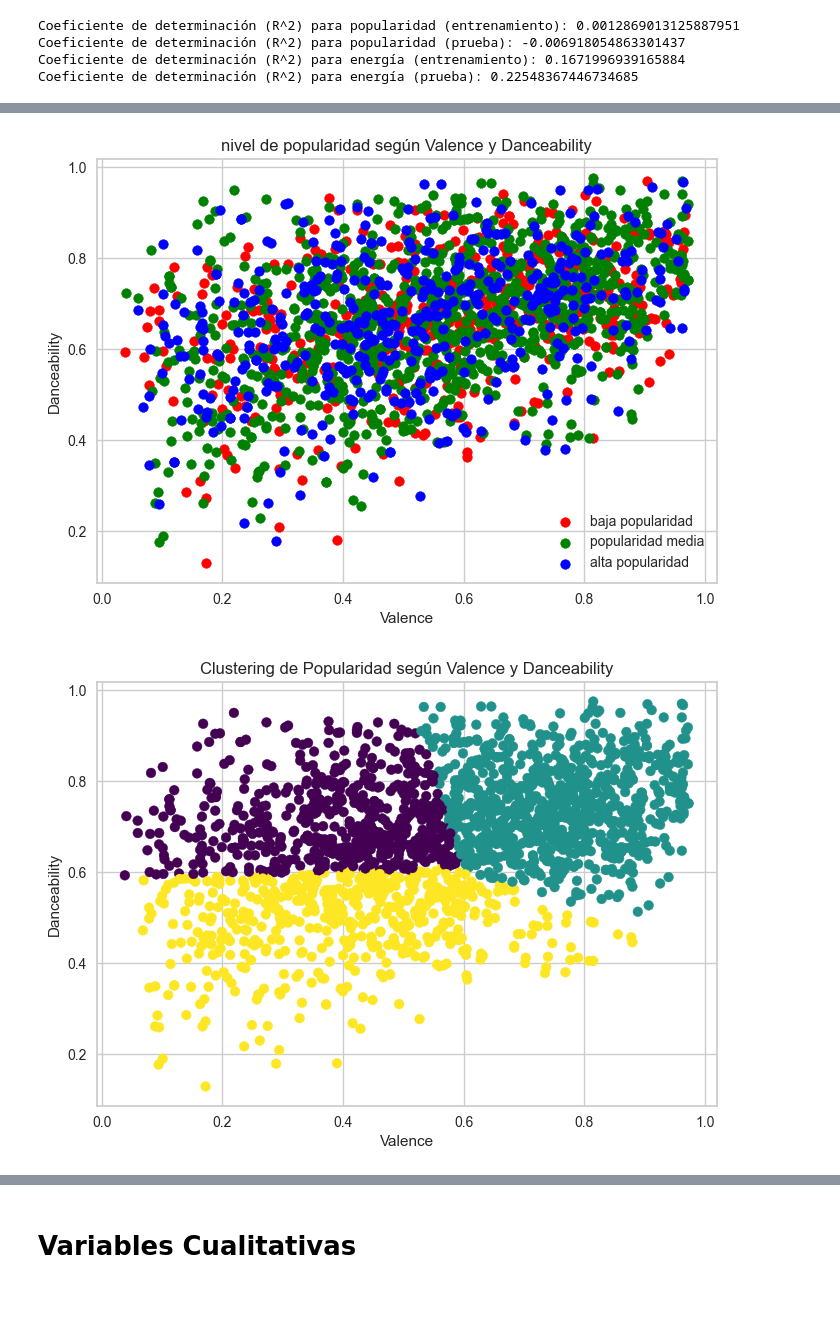
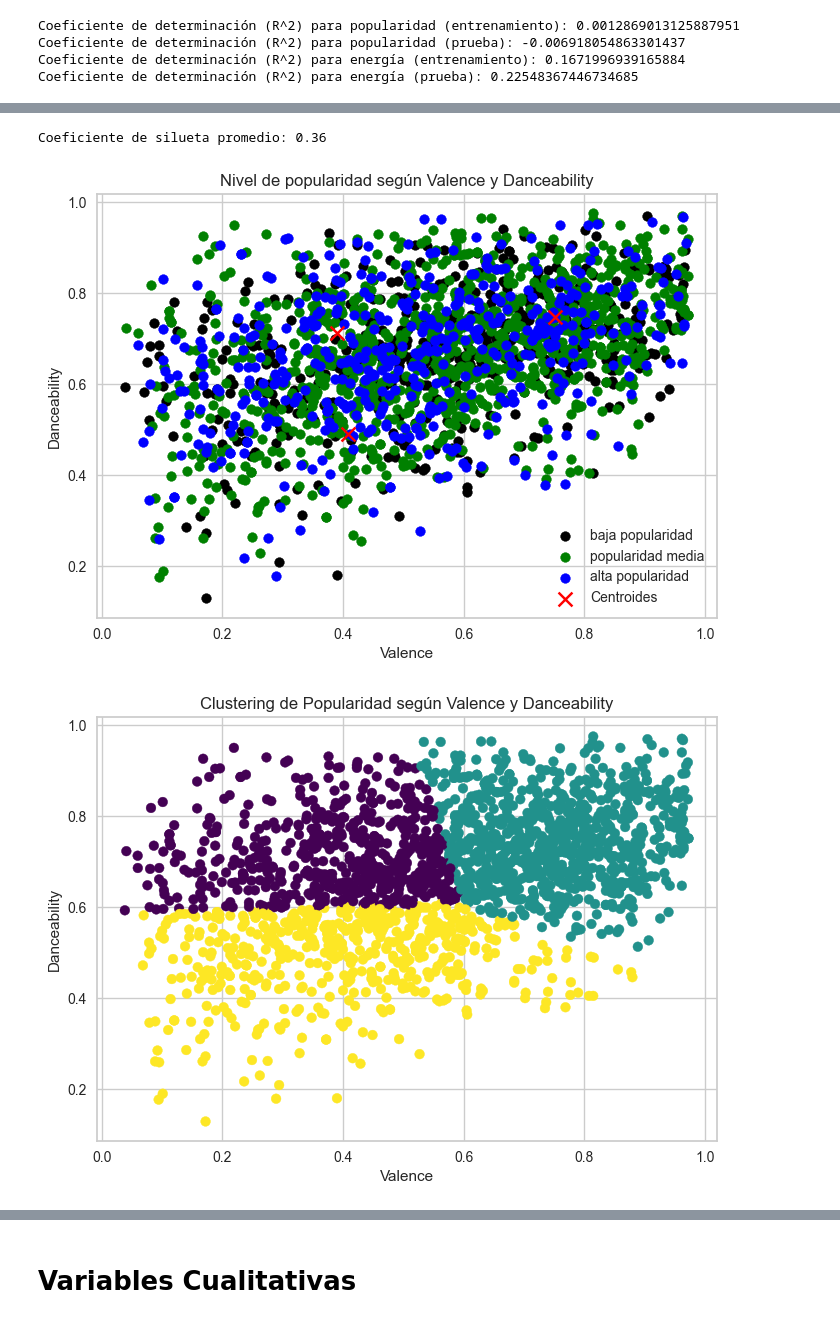
Before and after one commit to estebandonis/Proyecto1-MineriadeDatos, a Jupyter notebook: proyecto1.ipynb, the cells around one changed output, grey strips where cells are left out. Cells and saved outputs as stored; diff of their text form; code cells hidden in the pictures.

```diff
--- a/proyecto1.ipynb
+++ b/proyecto1.ipynb
@@ -845,42 +851,51 @@ scaled_features = scaler.fit_transform(numeric_features)
 kmeans = KMeans(n_clusters=3, random_state=0)
 songs_df_copy['cluster'] = kmeans.fit_predict(scaled_features)
 
+# Agregamos los centroides de los clusters al diagrama de dispersión
+centroids = scaler.inverse_transform(kmeans.cluster_centers_)  # Escalamos los centroides de nuevo al espacio original
+
 # Definimos los colores para cada categoría de popularidad
-colors = {'baja popularidad': 'red', 'popularidad media': 'green', 'alta popularidad': 'blue'}
+colors = {'baja popularidad': 'black', 'popularidad media': 'green', 'alta popularidad': 'blue'}
+
+silhouette_avg = silhouette_score(scaled_features, kmeans.labels_)
+print(f"Coeficiente de silueta promedio: {silhouette_avg:.2f}")
+ax.text2D(0.05, 0.95, f'Coeficiente de silueta promedio: {silhouette_avg:.2f}', transform=ax.transAxes, fontsize=12)
 
 # Visualizamos los clusters en un diagrama de dispersión
 for category, color in colors.items():
     subset = songs_df_copy[songs_df_copy['popularity_category'] == category]
     plt.scatter(subset['valence'], subset['danceability'], c=color, label=category)
 
+plt.scatter(centroids[:, 0], centroids[:, 1], marker='x', s=100, c='red', label='Centroides')
 plt.xlabel('Valence')
 plt.ylabel('Danceability')
-plt.title('nivel de popularidad según Valence y Danceability')
+plt.title('Nivel de popularidad según Valence y Danceability')
 plt.legend()
 plt.show()
 
 plt.scatter(songs_df_copy['valence'], songs_df_copy['danceability'], c=songs_df_copy['cluster'], cmap='viridis', label='Cluster')
 plt.xlabel('Valence')
 plt.ylabel('Danceability')
 plt.title('Clustering de Popularidad según Valence y Danceability')
 plt.show()
 
 # Calculamos la proporción de cada etiqueta de popularidad dentro de cada cluster
 popularity_cluster = songs_df_copy.groupby(['cluster', 'popularity_category']).size().unstack(fill_value=0)
 popularity_cluster['total'] = popularity_cluster.sum(axis=1)
 popularity_cluster_ratio = popularity_cluster.div(popularity_cluster['total'], axis=0)
 # Eliminamos la columna 'total'
 popularity_cluster_ratio.drop(columns=['total'], inplace=True)
 # Visualizamos la proporción de etiquetas de popularidad en cada cluster
 popularity_cluster_ratio.plot(kind='bar', stacked=True)
 plt.xlabel('Cluster')
 plt.ylabel('Proporción de Etiquetas de Popularidad')
 plt.title('Proporción de Etiquetas de Popularidad en cada Cluster')
 plt.legend(title='Popularidad',loc='upper right',bbox_to_anchor=(1.5, 1))
 plt.xticks(rotation=0)
 plt.show()
 # %% [output]
+Coeficiente de silueta promedio: 0.36
-[figure, old version]
+[figure, new version]
 [figure]
 [figure]
 # %% [markdown]
```
Also changed, not shown: parts of 2 cells of this notebook.
